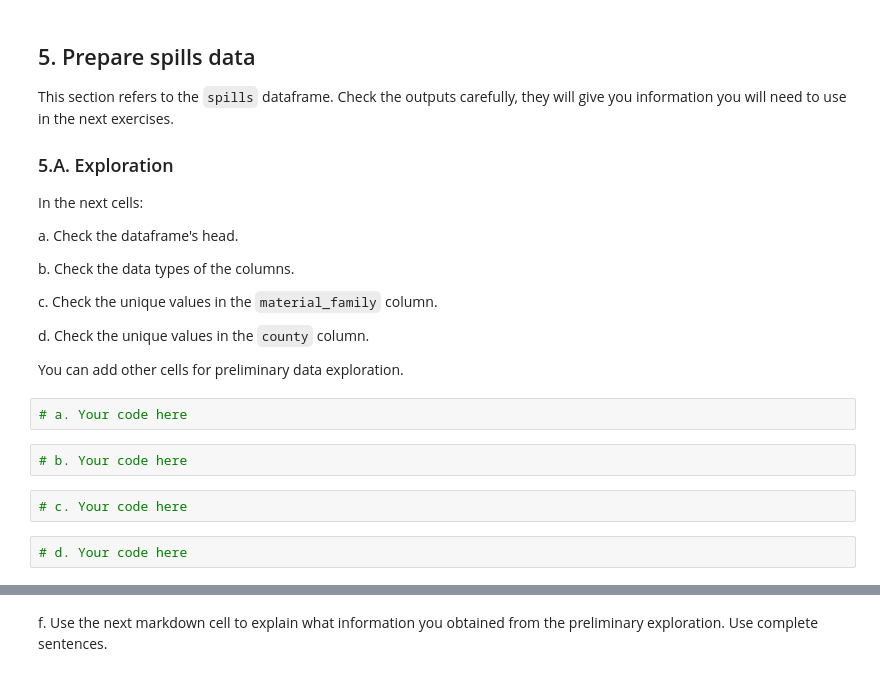
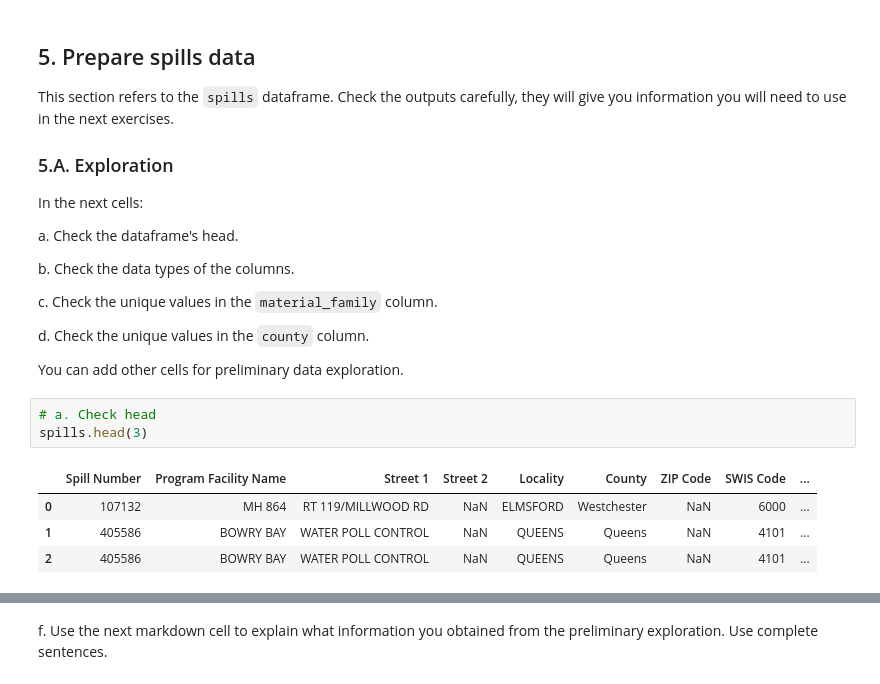
Before and after one commit to tommats00/eds220-hwk3, a Jupyter notebook: hwk3-task2-oil-spills.ipynb, the cells around one changed output, grey strips where cells are left out. Cells and saved outputs as stored; diff of their text form.

```diff
--- a/hwk3-task2-oil-spills.ipynb
+++ b/hwk3-task2-oil-spills.ipynb
@@ -119,11 +103,11 @@ c. Check the unique values in the `material_family` column.
 d. Check the unique values in the `county` column.
 
 You can add other cells for preliminary data exploration.
-# %%
-# a. Your code here
-# %%
-# b. Your code here
-# %%
-# c. Your code here
-# %%
-# d. Your code here
+# %%
+# a. Check head
+spills.head(3)
+# %% [output]
+|  | Spill Number | Program Facility Name | Street 1 | Street 2 | Locality | County | ZIP Code | SWIS Code | ... |
+| 0 | 107132 | MH 864 | RT 119/MILLWOOD RD | NaN | ELMSFORD | Westchester | NaN | 6000 | ... |
+| 1 | 405586 | BOWRY BAY | WATER POLL CONTROL | NaN | QUEENS | Queens | NaN | 4101 | ... |
+| 2 | 405586 | BOWRY BAY | WATER POLL CONTROL | NaN | QUEENS | Queens | NaN | 4101 | ... |
```
Also changed, not shown: parts of 19 cells of this notebook.
